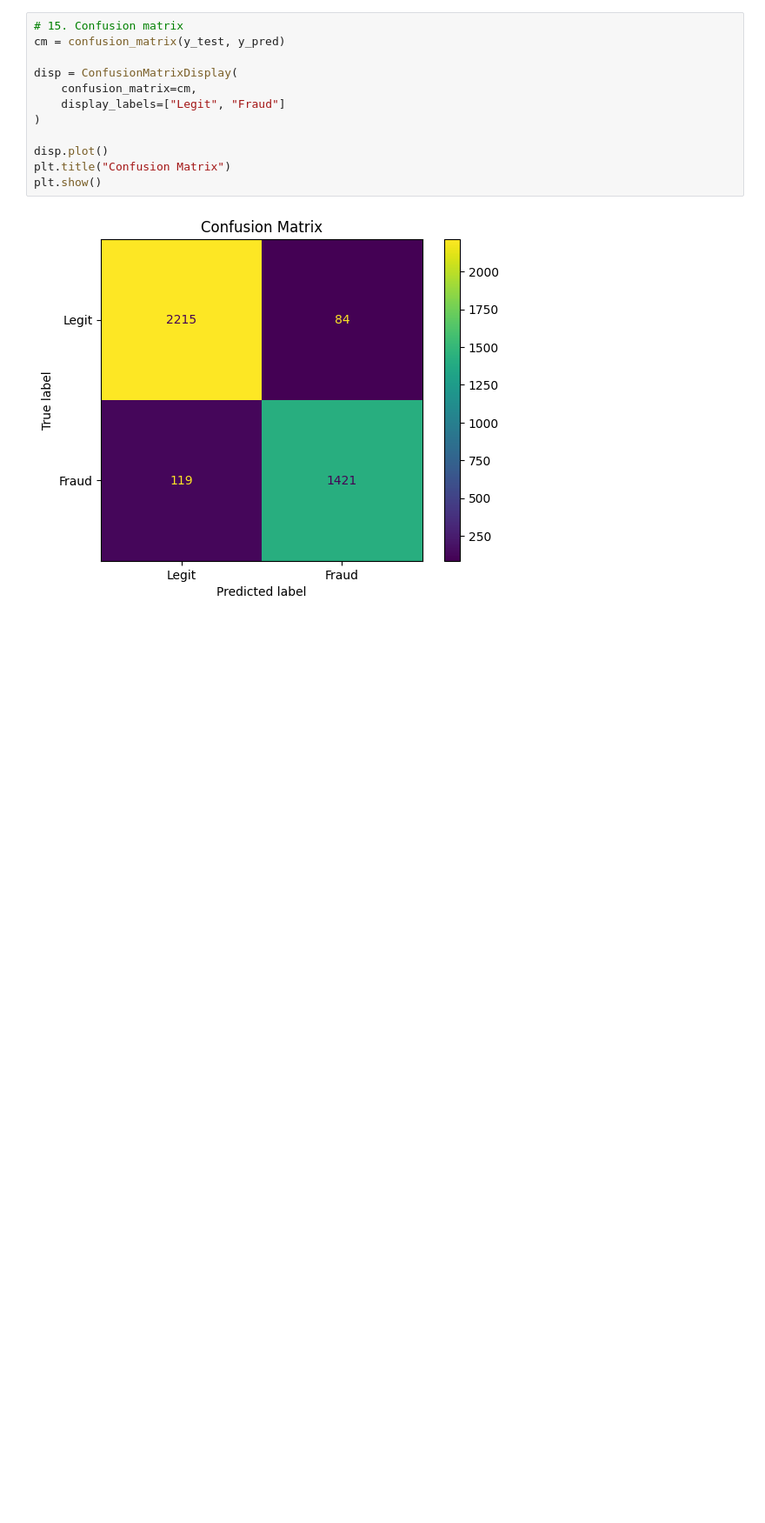
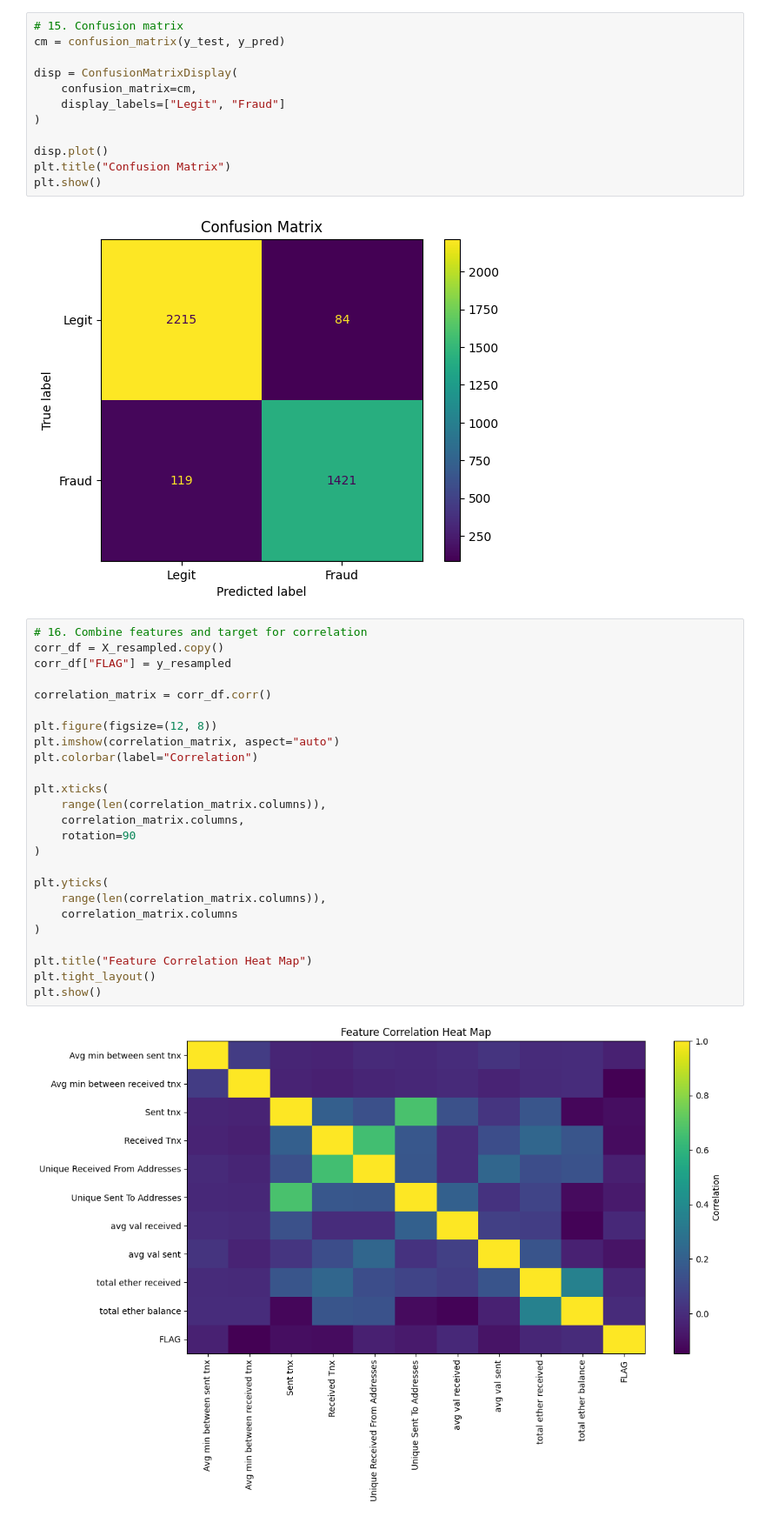
Before and after one commit to anasrazaofficial/rug-pull-detector-ml, a Jupyter notebook: train-model.ipynb, the cells around one changed output. Shown at 87% size. Drawn from its saved outputs; the diff is of its cells as text; blank space fills up the shorter version.

```diff
--- a/train-model.ipynb
+++ b/train-model.ipynb
@@ -125,3 +127,30 @@ plt.title("Confusion Matrix")
 plt.show()
 # %% [output]
 [figure]
+# %%
+# 16. Combine features and target for correlation
+corr_df = X_resampled.copy()
+corr_df["FLAG"] = y_resampled
+
+correlation_matrix = corr_df.corr()
+
+plt.figure(figsize=(12, 8))
+plt.imshow(correlation_matrix, aspect="auto")
+plt.colorbar(label="Correlation")
+
+plt.xticks(
+    range(len(correlation_matrix.columns)),
+    correlation_matrix.columns,
+    rotation=90
+)
+
+plt.yticks(
+    range(len(correlation_matrix.columns)),
+    correlation_matrix.columns
+)
+
+plt.title("Feature Correlation Heat Map")
+plt.tight_layout()
+plt.show()
+# %% [output]
+[figure, added]
```
Also changed, not shown: parts of 5 cells of this notebook.
